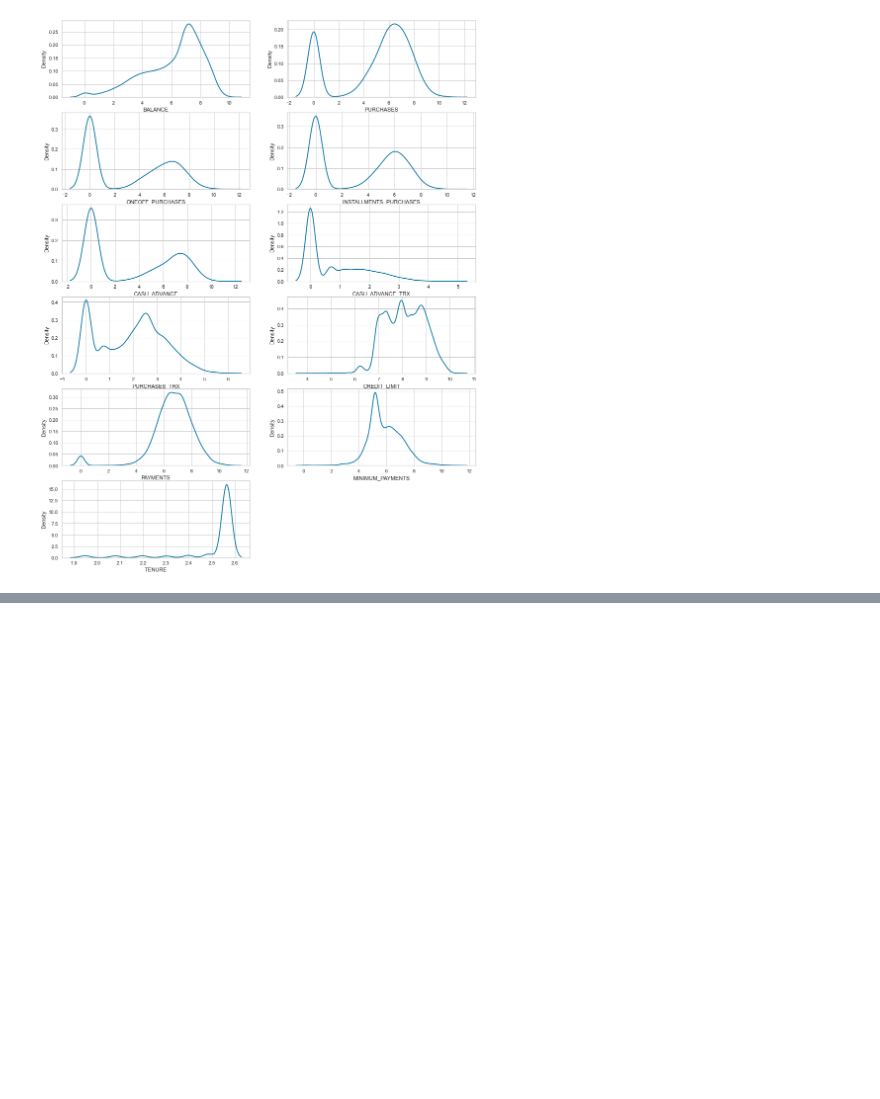
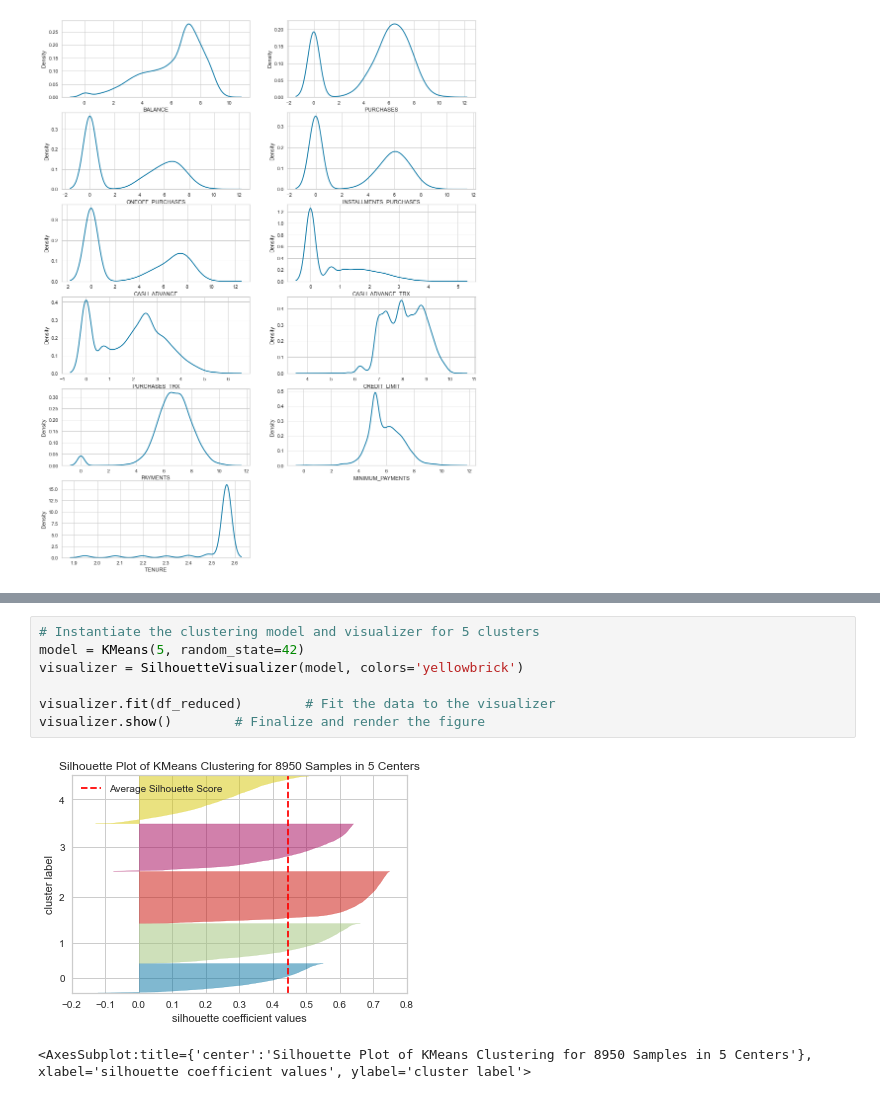
Before and after one commit to PeterStos/Credit-Card-Customer-Clustering, a Jupyter notebook: Credit-Card-Customer-Clustering.ipynb, the cells around one changed output, grey strips where cells are left out. Drawn from its saved outputs; the diff is of its cells as text; blank space fills up the shorter version.

```diff
--- a/Credit-Card-Customer-Clustering.ipynb
+++ b/Credit-Card-Customer-Clustering.ipynb
@@ -364,0 +383,10 @@ visualizer.show()
+# %%
+# Instantiate the clustering model and visualizer for 5 clusters
+model = KMeans(5, random_state=42)
+visualizer = SilhouetteVisualizer(model, colors='yellowbrick')
+
+visualizer.fit(df_reduced)        # Fit the data to the visualizer
+visualizer.show()        # Finalize and render the figure
+# %% [output]
+[figure, added]
+<AxesSubplot:title={'center':'Silhouette Plot of KMeans Clustering for 8950 Samples in 5 Centers'}, xlabel='silhouette coefficient values', ylabel='cluster label'>
```
Also changed, not shown: parts of 32 cells of this notebook.
